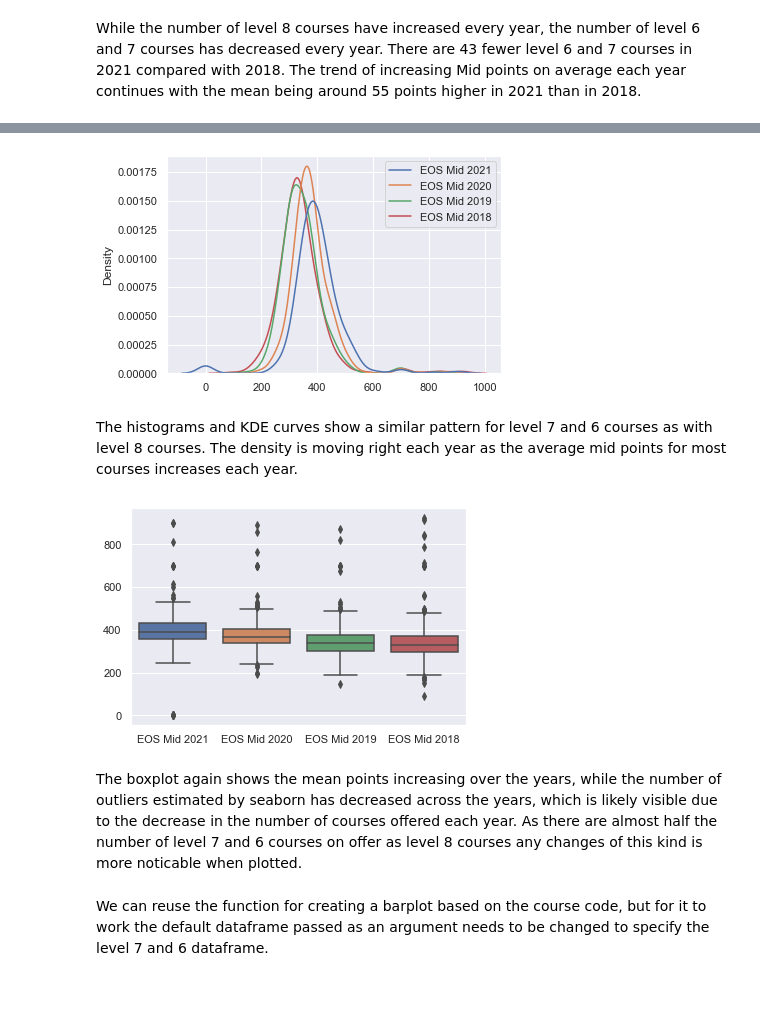
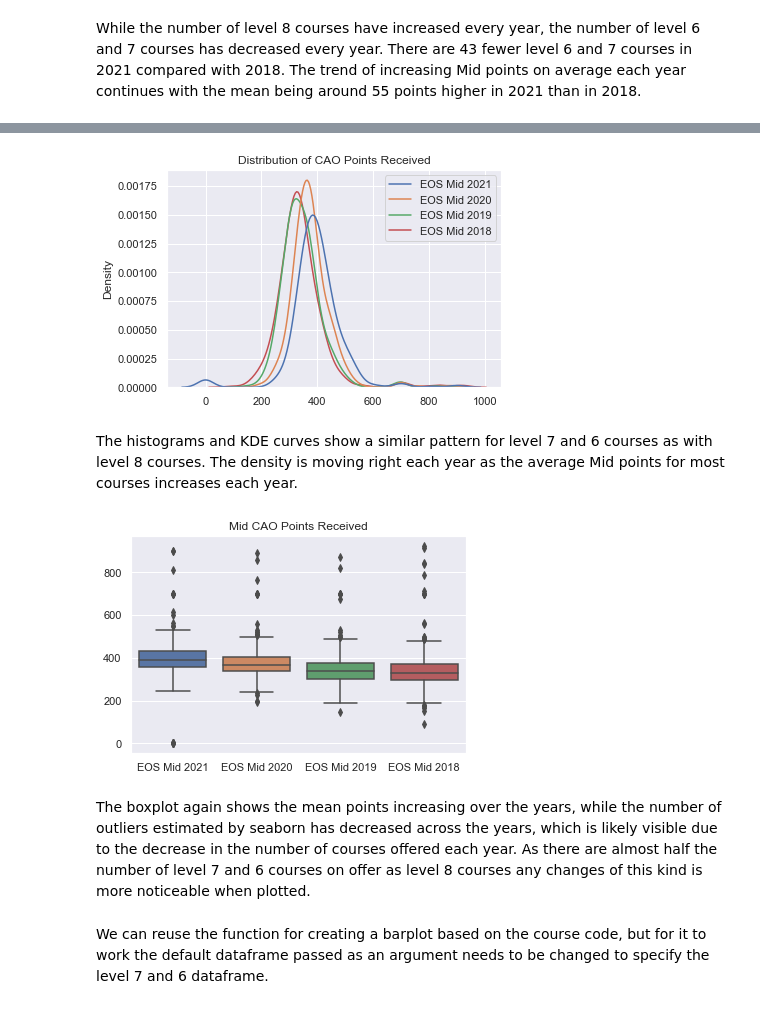
Before and after one commit to andrewjscott/Fundamentals-of-Data-Analysis-Assignment, a Jupyter notebook: cao.ipynb, the cells around one changed output, grey strips where cells are left out. Cells and saved outputs as stored; diff of their text form; code cells hidden in the pictures.

```diff
--- a/cao.ipynb
+++ b/cao.ipynb
@@ -2756,19 +2814,19 @@ hist_l76_mid = hist_by_year(allcourses_l76_mid)
 # %%
 # View the KDE of the Mid l7 and 6 points values each year
-sns.kdeplot(data=allcourses_l76_mid)
+sns.kdeplot(data=allcourses_l76_mid).set_title("Distribution of CAO Points Received")
 plt.savefig('cao-analysis\level-7-and-6\kde-mid-l76.png')
 # %% [output]
-[figure, old version]
+[figure, new version]
 # %% [markdown]
-The histograms and KDE curves show a similar pattern for level 7 and 6 courses as with level 8 courses. The density is moving right each year as the average mid points for most courses increases each year.
+The histograms and KDE curves show a similar pattern for level 7 and 6 courses as with level 8 courses. The density is moving right each year as the average Mid points for most courses increases each year.
 # %%
 # Boxplot of level 7 and 6 Mid points
-sns.boxplot(data=allcourses_l76_mid)
+sns.boxplot(data=allcourses_l76_mid).set_title("Mid CAO Points Received")
 plt.savefig(r'cao-analysis\level-7-and-6\box-mid-l76.png')
 # %% [output]
-[figure, old version]
+[figure, new version]
 # %% [markdown]
-The boxplot again shows the mean points increasing over the years, while the number of outliers estimated by seaborn has decreased across the years, which is likely visible due to the decrease in the number of courses offered each year. As there are almost half the number of level 7 and 6 courses on offer as level 8 courses any changes of this kind is more noticable when plotted.
+The boxplot again shows the mean points increasing over the years, while the number of outliers estimated by seaborn has decreased across the years, which is likely visible due to the decrease in the number of courses offered each year. As there are almost half the number of level 7 and 6 courses on offer as level 8 courses any changes of this kind is more noticeable when plotted.
 # %% [markdown]
 We can reuse the function for creating a barplot based on the course code, but for it to work the default dataframe passed as an argument needs to be changed to specify the level 7 and 6 dataframe.
 # %%
```
Also changed, not shown: parts of 152 cells of this notebook, 57 other files.
